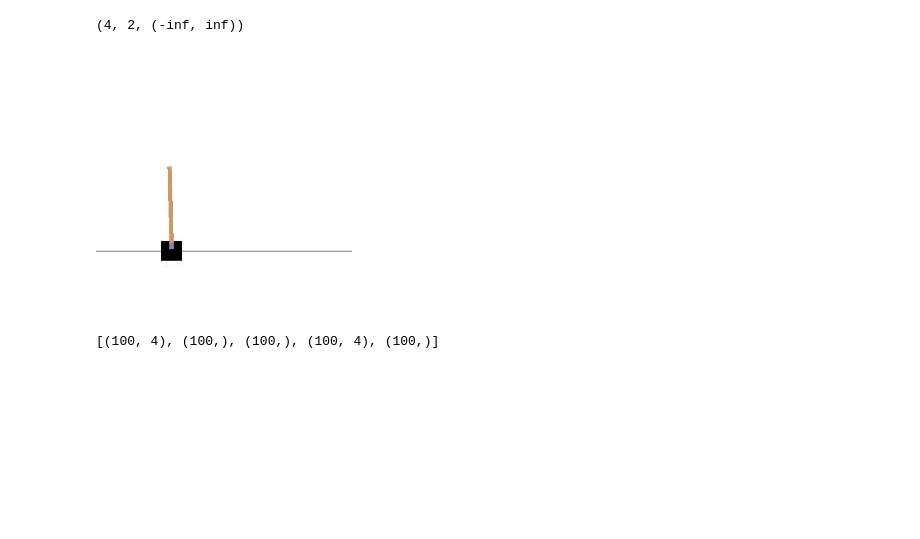
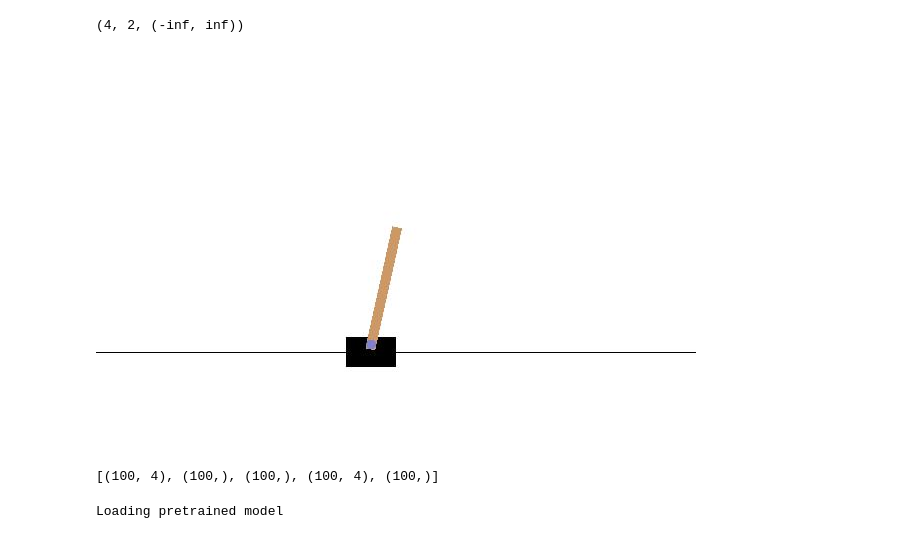
Before and after one commit to ichko/differentiable-simulation, a Jupyter notebook: notebooks/08-the-last-world-model.ipynb, the cells around one changed output. Cells and saved outputs as stored; diff of their text form; code cells hidden in the pictures; blank space fills up the shorter version.

Commit message:
World model training snapshot

```diff
--- a/notebooks/08-the-last-world-model.ipynb
+++ b/notebooks/08-the-last-world-model.ipynb
@@ -44,8 +42,8 @@ dqn_load_if_exists()
 # %%
-frames_generator = utils.play_env(env, dqn, duration=100)
-utils.i_python_display_frames(frames_generator, fps=60)
+dqn_play_env = utils.play_env(env, dqn, duration=100)
+utils.i_python_display_frames(dqn_play_env, fps=60)
 # %% [output]
-[figure, old version]
+[figure, new version]
 # %%
 generator = utils.ExperienceGenerator()(env, dqn, bs=100)
 batch = next(generator)
@@ -53,24 +51,36 @@ batch = next(generator)
 # %% [output]
 [(100, 4), (100,), (100,), (100, 4), (100,)]
 # %%
-# %matplotlib notebook
-# its = 10_000
+def train():
+    %matplotlib notebook
+    its = 10_000
 
-# generator = utils.ExperienceGenerator()
-# next_batch = generator(env, dqn, bs=128)
-# optimize = dqn.optimizer(next_batch, lr=0.001)
-# plotter = utils.Plotter()
+    generator = utils.ExperienceGenerator()
+    next_batch = generator(env, dqn, bs=128)
+    optimize = dqn.optimizer(next_batch, lr=0.001)
+    plotter = utils.Plotter()
 
-# tr = trange(its, bar_format="{bar}{l_bar}{r_bar}")
-# for i in tr:
-#     info = next(optimize)
-#     plotter.log(**info)
-#     plotter.log(episode_rewards=generator.episode_rewards[:-1])
-#     plotter.log(randomness_list=generator.randomness_list)
+    tr = trange(its, bar_format="{bar}{l_bar}{r_bar}")
+    for i in tr:
+        info = next(optimize)
+        plotter.log(**info)
+        plotter.log(episode_rewards=generator.episode_rewards[:-1])
+        plotter.log(randomness_list=generator.randomness_list)
 
-#     tr.set_description(' | '.join([
-#         'LOSS: %.6f' % info['loss'],
-#         'EP REWARD: %.2f' % np.mean(generator.episode_rewards[-5:-1]),
-#     ]))
+        tr.set_description(' | '.join([
+            'LOSS: %.6f' % info['loss'],
+            'EP REWARD: %.2f' % np.mean(generator.episode_rewards[-5:-1]),
+        ]))
 
-#     if i % 200 == 0: plotter.plot()
+        if i % 200 == 0: plotter.plot()
+
+
+if dqn.can_be_preloaded():
+    print('Loading pretrained model')
+    dqn.load_persisted_if_exists()
+else:
+    print('No pretrained model found. Training...')
+    train()
+    dqn.persist()
+# %% [output]
+Loading pretrained model
```
Also changed, not shown: parts of 20 cells of this notebook, 1 other file.
